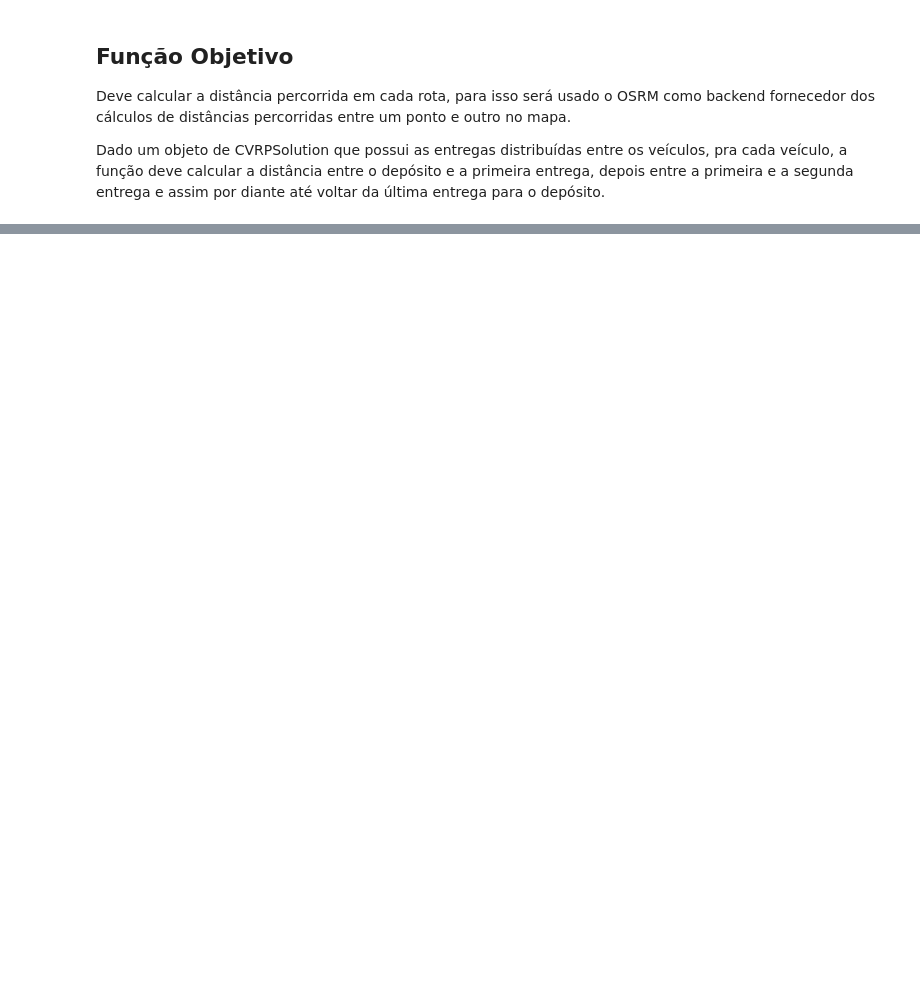
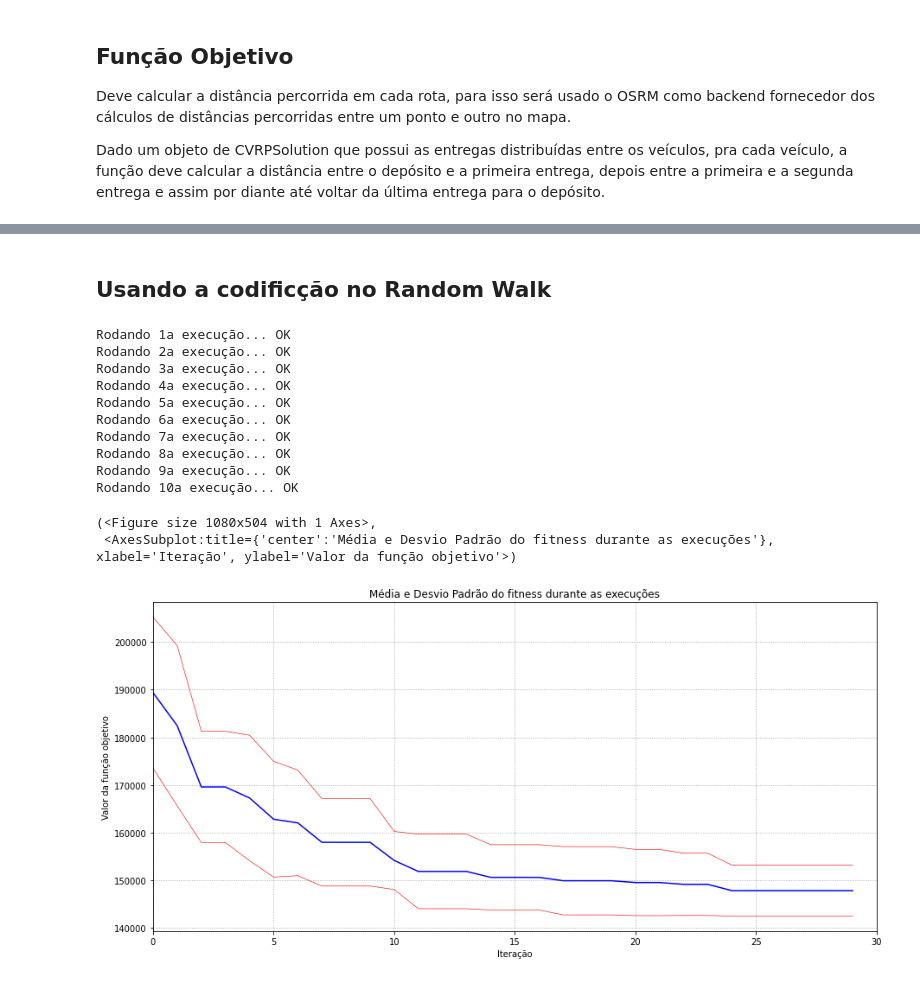
Before and after one commit to pinho/meta-cvrpy, a Jupyter notebook: Demo.ipynb, the cells around one changed output, grey strips where cells are left out. Saved outputs shown, nothing was run; the diff lists cells and outputs as text; code cells hidden in the pictures; blank space fills up the shorter version.

Commit message:
Adiciona função objetivo e o RandomWalk

```diff
--- a/Demo.ipynb
+++ b/Demo.ipynb
@@ -26,7 +26,7 @@ print(f'Capacidade máxima por veículo: {instance.vehicle_capacity}')
 
 # Cria uma partícula e decodifica gerando um CVRPSolution
 particle = ParticleFactory.create_for(instance, sum, num_vehicles=5)
-solution = ParticleDecoder.decode(particle, instance)
+solution = ParticleDecoder.decode(particle.position, instance)
 
 for vehicle in solution.vehicles:
     sizes = [d.size for d in vehicle.deliveries]
@@ -79,29 +57,11 @@ def request_distance_between(a: Point, b: Point) -> float:
 # %%
 from cvrpy.particle.decoder import ParticleDecoder
 from cvrpy.particle.factory import ParticleFactory
-
-# Calcula a distância percorrida por um mesmo veículo partindo da origem e
-# passando por todos os pontos de entrega, e por último voltando para a origem
-def vehicle_distance_traveled(vehicle: CVRPSolutionVehicle) -> float:
-    distance = 0.
-
-    if len(vehicle.deliveries) > 0:
-        distance += request_distance_between(vehicle.origin, vehicle.deliveries[0].point)
-        for i, delivery in enumerate(vehicle.deliveries):
-            next_i = i+1
-            if next_i < len(vehicle.deliveries):
-                next_delivery = vehicle.deliveries[next_i]
-                distance += request_distance_between(delivery.point, next_delivery.point)
-            pass
-
-        distance += request_distance_between(vehicle.deliveries[-1].point, vehicle.origin)
-
-    return distance
-
+from cvrpy.route_functions import vehicle_distance_traveled
 
 # Cria uma partícula e decodifica gerando um CVRPSolution
 particle = ParticleFactory.create_for(instance, sum, num_vehicles=5)
-solution = ParticleDecoder.decode(particle, instance)
+solution = ParticleDecoder.decode(particle.position, instance)
 
 for i, vehicle in enumerate(solution.vehicles):
     print(f'Veículo {i+1}')
@@ -134,0 +95,33 @@ Veículo 5
+# %% [markdown]
+## Usando a codificção no Random Walk
+# %%
+from cvrpy.rw import RandomWalk
+from cvrpy.plotting import Plotter
+from loggibud.v1.types import CVRPInstance
+
+problem = CVRPInstance.from_file('./data/cvrp_castanhal.json')
+
+rw = RandomWalk(num_individuals=4)
+
+rw_convergences = []
+for i in range(10):
+    print(f'Rodando {i+1}a execução...', end=' ')
+    rw.run(until=30, problem=problem, num_vehicles=5, verbose=False)
+    rw_convergences.append(rw.get_convergence().copy())
+    print('OK')
+
+Plotter.plot_convergence(rw_convergences)
+# %% [output]
+Rodando 1a execução... OK
+Rodando 2a execução... OK
+Rodando 3a execução... OK
+Rodando 4a execução... OK
+Rodando 5a execução... OK
+Rodando 6a execução... OK
+Rodando 7a execução... OK
+Rodando 8a execução... OK
+Rodando 9a execução... OK
+Rodando 10a execução... OK
+(<Figure size 1080x504 with 1 Axes>,
+ <AxesSubplot:title={'center':'Média e Desvio Padrão do fitness durante as execuções'}, xlabel='Iteração', ylabel='Valor da função objetivo'>)
+[figure, added]
```
Also changed, not shown: parts of 4 cells of this notebook, 4 other files.
